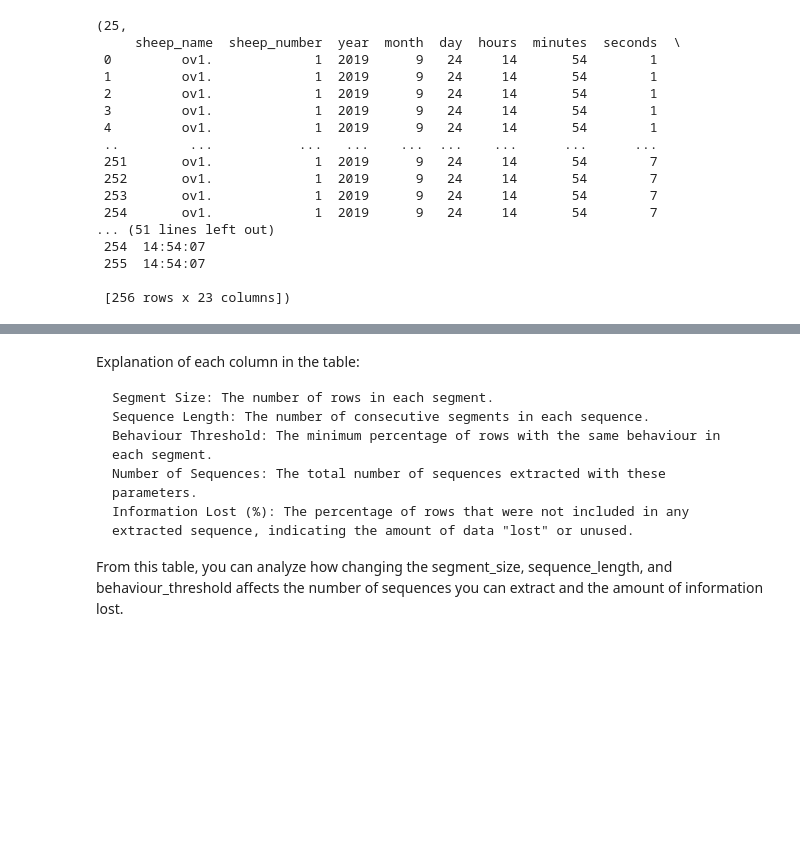
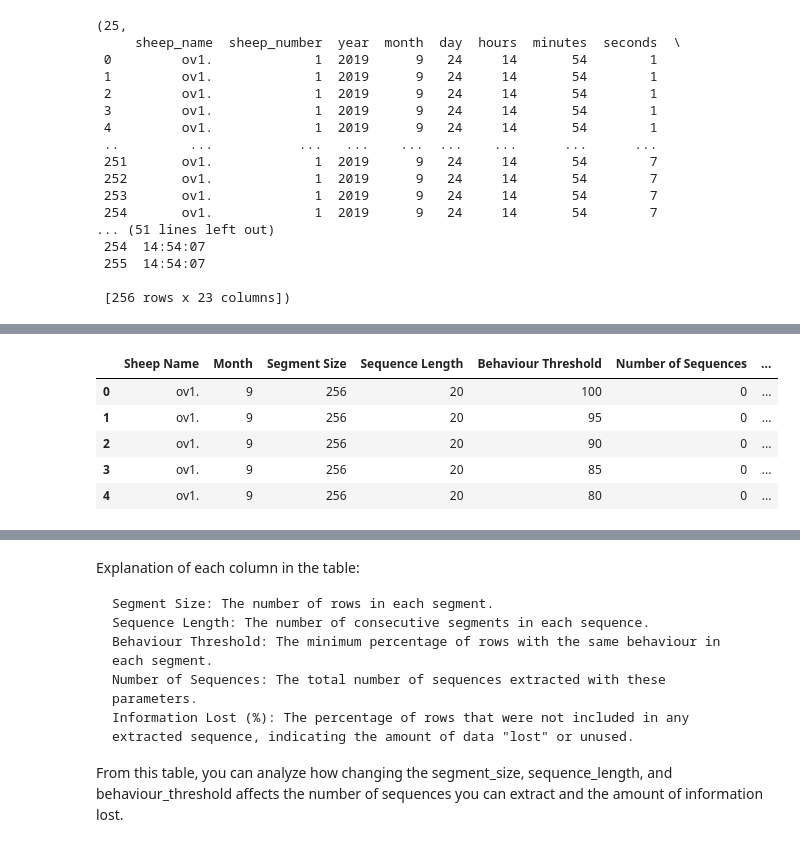
Before and after one commit to franfram/aar_dl, a Jupyter notebook: analysis/create_train_test_split.ipynb, the cells around one changed output, grey strips where cells are left out. Saved outputs shown, nothing was run; the diff lists cells and outputs as text; code cells hidden in the pictures; blank space fills up the shorter version.

Commit message:
[WIP] create training/testing data

```diff
--- a/analysis/create_train_test_split.ipynb
+++ b/analysis/create_train_test_split.ipynb
@@ -734,54 +838,111 @@ len(sample_segments_with_threshold_v2), sample_segments_with_threshold_v2[0] if
 # %%
-def extract_consecutive_segments(df, sheep_name, month, behaviour_threshold=90, segment_size=256, sequence_length=20):
+
+# Function to extract consecutive segments
+def extract_consecutive_segments_fixed(df, sheep_name, month, behaviour_threshold=90, segment_size=256, sequence_length=20):
     """
-    Extracts sequences of consecutive segments of continuous data for a specified sheep and month,
-    ensuring each segment in the sequence has at least a certain percentage of the same behaviour.
-    Adds a new column indicating the majority behaviour in each segment.
-
-    Parameters:
-        - df: The DataFrame containing the sheep movement data.
-        - sheep_name: The name of the sheep to filter the data.
-        - month: The month to filter the data.
-        - behaviour_threshold: The minimum percentage of rows with the same behaviour in each segment.
-        - segment_size: The number of rows in each segment (default is 256 for 6.4s of data at 40Hz).
-        - sequence_length: The number of consecutive segments in each sequence.
-
-    Returns:
-        - A list of DataFrames, each containing a sequence of consecutive segments of data for the specified
-          sheep and month with the behaviour meeting the threshold, and a new column for the majority behaviour.
+    Extract consecutive segments of data that meet a certain behaviour threshold.
+    Each segment and the sequence of segments is non-overlapping and continuous.
     """
-
     # Filter the DataFrame based on the sheep_name and month
     filtered_df = df[(df['sheep_name'] == sheep_name) & (df['month'] == month)].reset_index(drop=True)
 
     sequences = []
     i = 0
 
     while i < len(filtered_df) - segment_size * sequence_length:
         sequence = filtered_df.iloc[i : i + segment_size * sequence_length].copy()
 
         # Split the sequence into segments and validate each segment
         segments = [sequence.iloc[j*segment_size : (j+1)*segment_size].copy() for j in range(sequence_length)]
         valid_sequence = all(
             segment['behaviours'].value_counts(normalize=True).iloc[0] * 100 >= behaviour_threshold
             for segment in segments
         )
 
         if valid_sequence:
             # Add the majority behaviour label to the segments
             for segment in segments:
                 most_common_behaviour = segment['behaviours'].mode()[0]
                 segment.loc[:, 'behaviour_majority_label'] = most_common_behaviour
 
             sequences.append(pd.concat(segments, ignore_index=True))
             i += segment_size * sequence_length  # Move to the next non-overlapping sequence
         else:
             i += segment_size  # Move by one segment and try again
 
     return sequences
 
-# Test the updated function with a specific sheep, month, and a lower behaviour threshold of 60%
-sample_consecutive_segments_60 = extract_consecutive_segments(df, 'ov1.', 9, behaviour_threshold=60)
+# Function to evaluate different parameter combinations
+def evaluate_parameter_combinations_updated(df, sheep_name, month, segment_sizes, sequence_lengths, behaviour_thresholds):
+    """
+    Evaluate different combinations of parameters for extracting consecutive segments.
+    """
+    results = []
+    filtered_df = df[(df['sheep_name'] == sheep_name) & (df['month'] == month)]
+    total_rows = len(filtered_df)
 
-# Print the total number of extracted sequences and display the first sequence as an example
-len(sample_consecutive_segments_60), sample_consecutive_segments_60[0] if sample_consecutive_segments_60 else None
+    for segment_size, sequence_length, behaviour_threshold in product(segment_sizes, sequence_lengths, behaviour_thresholds):
+        sequences = extract_consecutive_segments_fixed(
+            filtered_df, sheep_name, month, behaviour_threshold, segment_size, sequence_length)
+        included_rows = sum(len(sequence) for sequence in sequences)
+        information_lost = 100 * (total_rows - included_rows) / total_rows if total_rows > 0 else 0
+
+        results.append({
+            "Segment Size": segment_size,
+            "Sequence Length": sequence_length,
+            "Behaviour Threshold": behaviour_threshold,
+            "Number of Sequences": len(sequences),
+            "Information Lost (%)": information_lost
+        })
+
+    return pd.DataFrame(results)
+
+# Function to evaluate all sheep names and months
+def evaluate_all_sheep_and_months(df, segment_sizes, sequence_lengths, behaviour_thresholds):
+    """
+    Evaluate parameter combinations for extracting consecutive segments for all sheep and months.
+    """
+    # Getting all unique sheep names and months from the dataset
+    sheep_names = df['sheep_name'].unique()
+    months = df['month'].unique()
+
+    # Create a list to hold the results
+    all_results = []
+
+    # Iterate over all sheep names and months
+    for sheep_name, month in product(sheep_names, months):
+        # Get the evaluation results for the current sheep and month
+        results = evaluate_parameter_combinations_updated(
+            df, sheep_name, month, segment_sizes, sequence_lengths, behaviour_thresholds)
+
+        # Add the sheep_name and month to the results DataFrame
+        results['Sheep Name'] = sheep_name
+        results['Month'] = month
+
+        # Append the results DataFrame to the all_results list
+        all_results.append(results)
+
+    # Concatenate all results DataFrames into one
+    all_results_df = pd.concat(all_results, ignore_index=True)
+
+    # Reorder the columns
+    all_results_df = all_results_df[[
+        'Sheep Name', 'Month', 'Segment Size', 'Sequence Length', 'Behaviour Threshold',
+        'Number of Sequences', 'Information Lost (%)'
+    ]]
+
+    return all_results_df
+
+# Run the evaluation for all sheep names and months with the redefined functions
+all_sheep_and_months_results = evaluate_all_sheep_and_months(
+    df, segment_sizes, sequence_lengths, behaviour_thresholds)
+
+# Display the first few rows of the results
+all_sheep_and_months_results.head()
+# %% [output]
+|  | Sheep Name | Month | Segment Size | Sequence Length | Behaviour Threshold | Number of Sequences | ... |
+| 0 | ov1. | 9 | 256 | 20 | 100 | 0 | ... |
+| 1 | ov1. | 9 | 256 | 20 | 95 | 0 | ... |
+| 2 | ov1. | 9 | 256 | 20 | 90 | 0 | ... |
+| 3 | ov1. | 9 | 256 | 20 | 85 | 0 | ... |
+| 4 | ov1. | 9 | 256 | 20 | 80 | 0 | ... |
```
Also changed, not shown: parts of 13 cells of this notebook.
